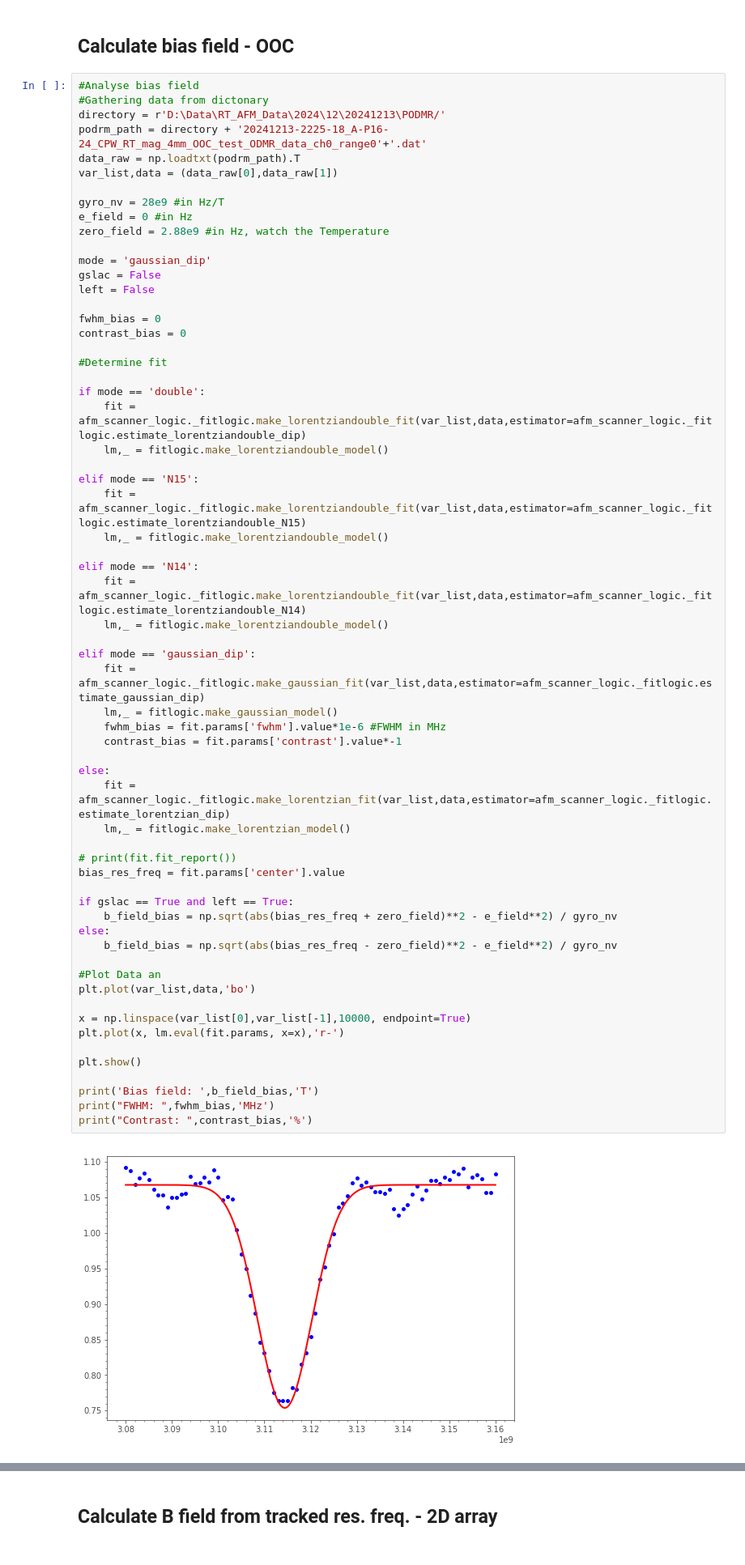
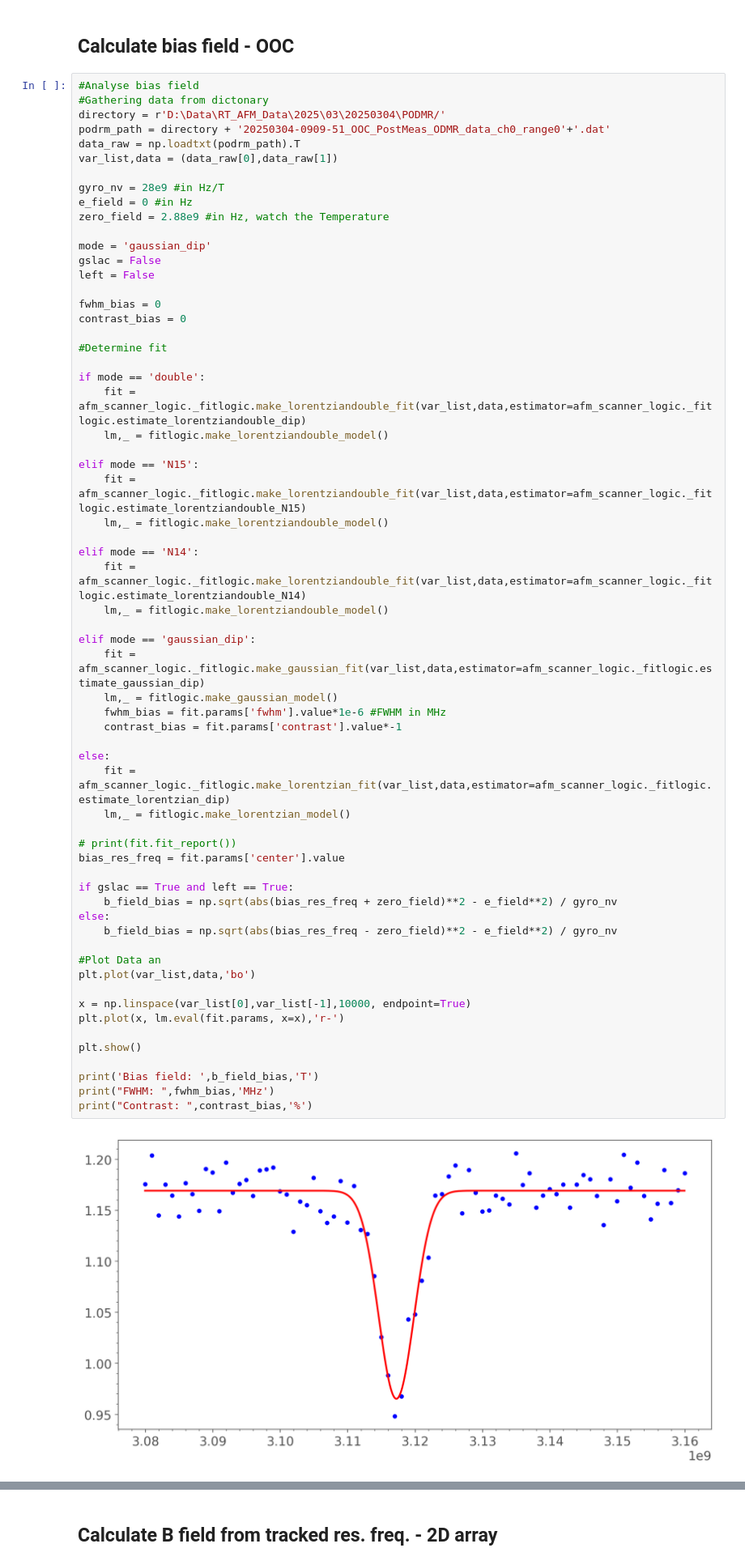
Before and after one commit to sriharijayaram5/qudi, a Jupyter notebook: notebooks/Measurement_Control/Data analysis/Tracking mode data analysis - correct bias field and save.ipynb, the cells around one changed output, grey strips where cells are left out. Shown at 81% size. Saved outputs shown, nothing was run; the diff lists cells and outputs as text.

```diff
--- a/notebooks/Measurement_Control/Data analysis/Tracking mode data analysis - correct bias field and save.ipynb
+++ b/notebooks/Measurement_Control/Data analysis/Tracking mode data analysis - correct bias field and save.ipynb
@@ -96,8 +96,8 @@ with open(filepath+'pulsed_array_raw.pickle', 'rb') as f:
 # %%
 #Analyse bias field
 #Gathering data from dictonary
-directory = r'D:\Data\RT_AFM_Data\2024\12\20241213\PODMR/'
-podrm_path = directory + '20241213-2225-18_A-P16-24_CPW_RT_mag_4mm_OOC_test_ODMR_data_ch0_range0'+'.dat'
+directory = r'D:\Data\RT_AFM_Data\2025\03\20250304\PODMR/'
+podrm_path = directory + '20250304-0909-51_OOC_PostMeas_ODMR_data_ch0_range0'+'.dat'
 data_raw = np.loadtxt(podrm_path).T
 var_list,data = (data_raw[0],data_raw[1])
 
@@ -129,31 +129,31 @@ elif mode == 'N14':
 elif mode == 'gaussian_dip':
     fit = afm_scanner_logic._fitlogic.make_gaussian_fit(var_list,data,estimator=afm_scanner_logic._fitlogic.estimate_gaussian_dip)
     lm,_ = fitlogic.make_gaussian_model()
     fwhm_bias = fit.params['fwhm'].value*1e-6 #FWHM in MHz
     contrast_bias = fit.params['contrast'].value*-1
 
 else:
     fit = afm_scanner_logic._fitlogic.make_lorentzian_fit(var_list,data,estimator=afm_scanner_logic._fitlogic.estimate_lorentzian_dip)
     lm,_ = fitlogic.make_lorentzian_model()
 
 # print(fit.fit_report())
 bias_res_freq = fit.params['center'].value
 
 if gslac == True and left == True:
     b_field_bias = np.sqrt(abs(bias_res_freq + zero_field)**2 - e_field**2) / gyro_nv
 else:
     b_field_bias = np.sqrt(abs(bias_res_freq - zero_field)**2 - e_field**2) / gyro_nv
 
 #Plot Data an
 plt.plot(var_list,data,'bo')
 
 x = np.linspace(var_list[0],var_list[-1],10000, endpoint=True)
 plt.plot(x, lm.eval(fit.params, x=x),'r-')
 
 plt.show()
 
 print('Bias field: ',b_field_bias,'T')
 print("FWHM: ",fwhm_bias,'MHz')
 print("Contrast: ",contrast_bias,'%')
 # %% [output]
-[figure, old version]
+[figure, new version]
```
Also changed, not shown: parts of 5 cells of this notebook, 10 other files.
